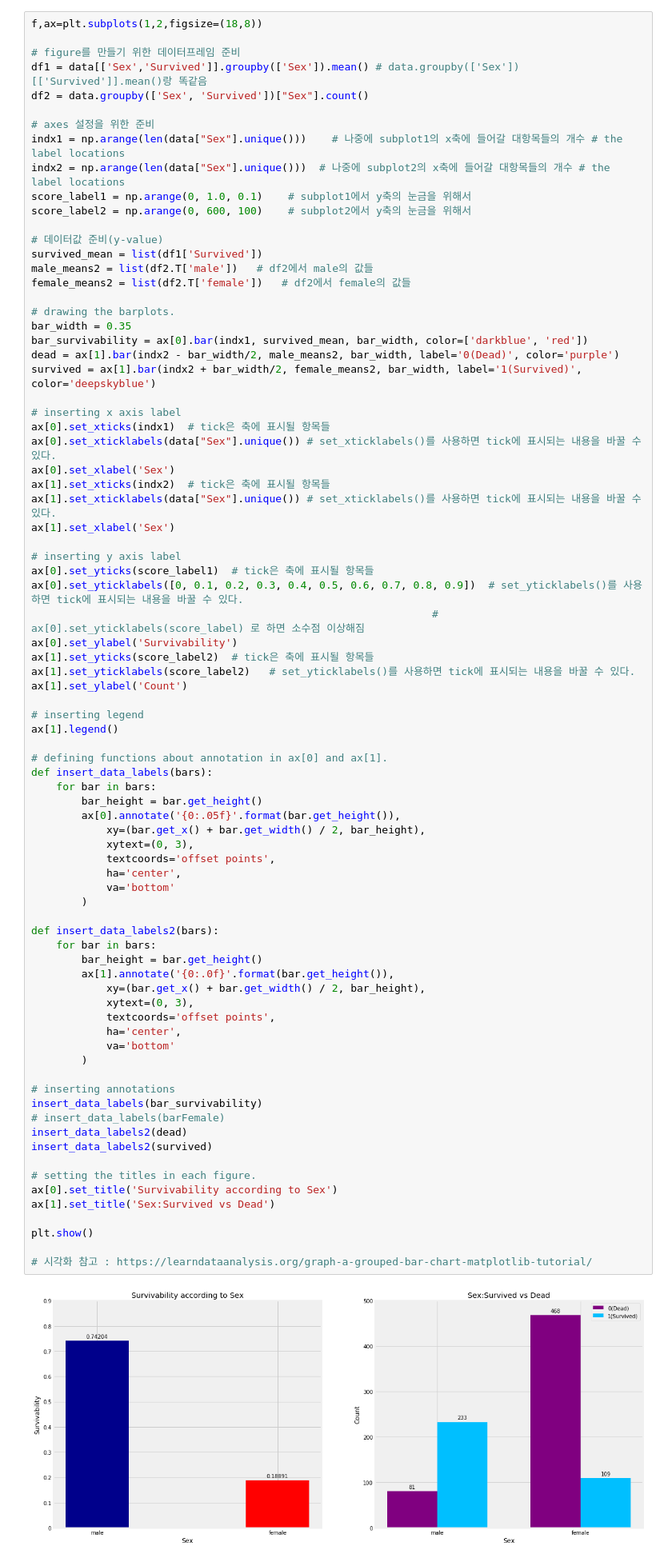
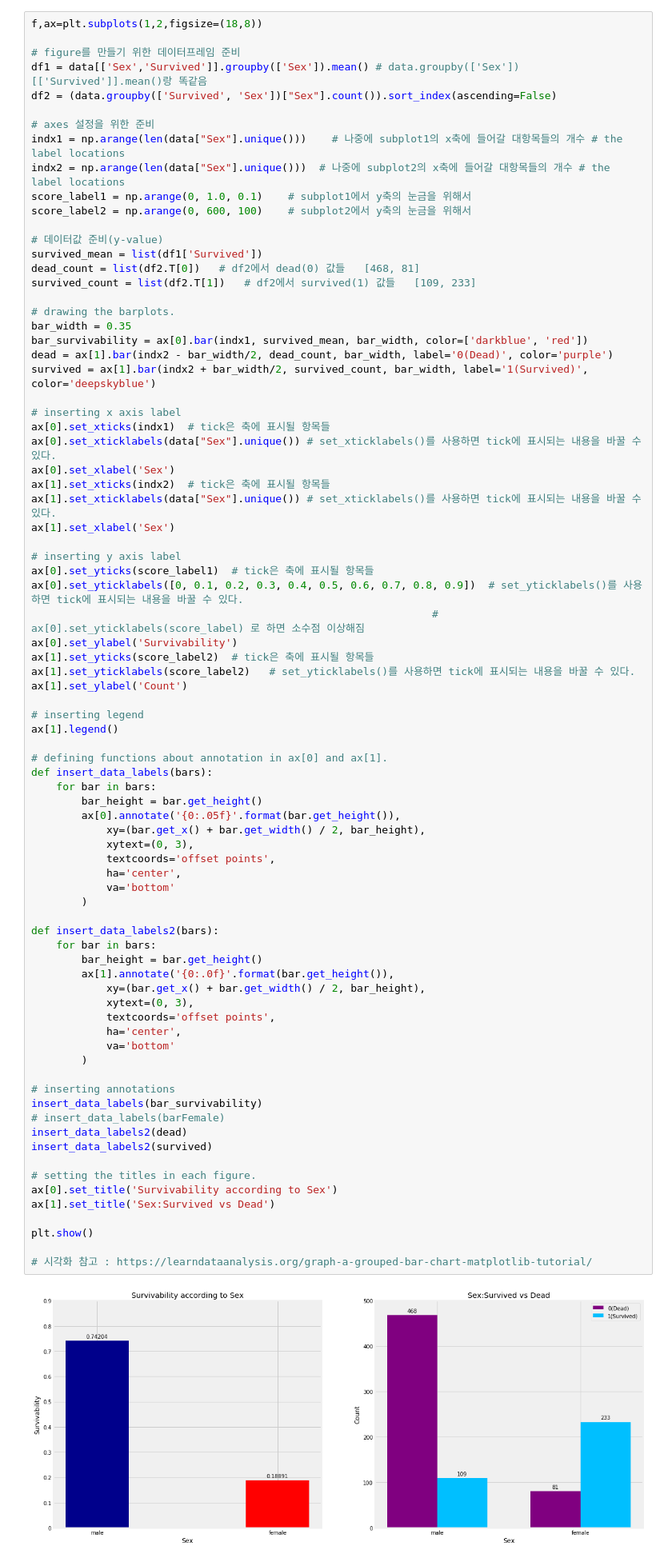
Before and after one commit to jeongnamho/Kaggle, a Jupyter notebook: Titanic/Dietanic.ipynb, the cells around one changed output. Shown at 80% size. Cells and saved outputs as stored; diff of their text form.

```diff
--- a/Titanic/Dietanic.ipynb
+++ b/Titanic/Dietanic.ipynb
@@ -120,7 +120,7 @@ f,ax=plt.subplots(1,2,figsize=(18,8))
 
 # figure를 만들기 위한 데이터프레임 준비
 df1 = data[['Sex','Survived']].groupby(['Sex']).mean() # data.groupby(['Sex'])[['Survived']].mean()랑 똑같음
-df2 = data.groupby(['Sex', 'Survived'])["Sex"].count()
+df2 = (data.groupby(['Survived', 'Sex'])["Sex"].count()).sort_index(ascending=False)
 
 # axes 설정을 위한 준비
 indx1 = np.arange(len(data["Sex"].unique()))    # 나중에 subplot1의 x축에 들어갈 대항목들의 개수 # the label locations
@@ -130,14 +130,14 @@ score_label2 = np.arange(0, 600, 100)    # subplot2에서 y축의 눈금을 위
 
 # 데이터값 준비(y-value)
 survived_mean = list(df1['Survived'])
-male_means2 = list(df2.T['male'])   # df2에서 male의 값들
-female_means2 = list(df2.T['female'])   # df2에서 female의 값들
+dead_count = list(df2.T[0])   # df2에서 dead(0) 값들   [468, 81]
+survived_count = list(df2.T[1])   # df2에서 survived(1) 값들   [109, 233]
 
 # drawing the barplots.
 bar_width = 0.35
 bar_survivability = ax[0].bar(indx1, survived_mean, bar_width, color=['darkblue', 'red'])
-dead = ax[1].bar(indx2 - bar_width/2, male_means2, bar_width, label='0(Dead)', color='purple')
-survived = ax[1].bar(indx2 + bar_width/2, female_means2, bar_width, label='1(Survived)', color='deepskyblue')
+dead = ax[1].bar(indx2 - bar_width/2, dead_count, bar_width, label='0(Dead)', color='purple')
+survived = ax[1].bar(indx2 + bar_width/2, survived_count, bar_width, label='1(Survived)', color='deepskyblue')
 
 # inserting x axis label
 ax[0].set_xticks(indx1)  # tick은 축에 표시될 항목들
@@ -169,34 +169,34 @@ def insert_data_labels(bars):
             textcoords='offset points',
             ha='center',
             va='bottom'
         )
 
 def insert_data_labels2(bars):
     for bar in bars:
         bar_height = bar.get_height()
         ax[1].annotate('{0:.0f}'.format(bar.get_height()),
             xy=(bar.get_x() + bar.get_width() / 2, bar_height),
             xytext=(0, 3),
             textcoords='offset points',
             ha='center',
             va='bottom'
         )
 
 # inserting annotations
 insert_data_labels(bar_survivability)
 # insert_data_labels(barFemale)
 insert_data_labels2(dead)
 insert_data_labels2(survived)
 
 # setting the titles in each figure.
 ax[0].set_title('Survivability according to Sex')
 ax[1].set_title('Sex:Survived vs Dead')
 
 plt.show()
 
 # 시각화 참고 : https://learndataanalysis.org/graph-a-grouped-bar-chart-matplotlib-tutorial/
 # %% [output]
-[figure, old version]
+[figure, new version]
 # %% [markdown]
 This looks interesting. The number of men on the ship is lot more than the number of women. Still the number of women saved is almost twice the number of males saved. The survival rates for a **women on the ship is around 74% while that for men in around 18-19%**.
 
```
Also changed, not shown: parts of 9 cells of this notebook, 1 other file.
